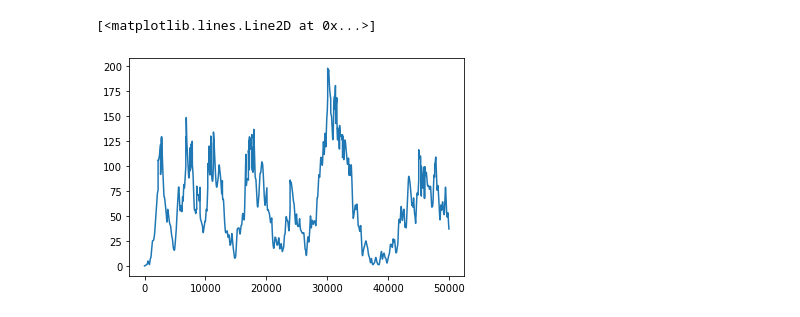
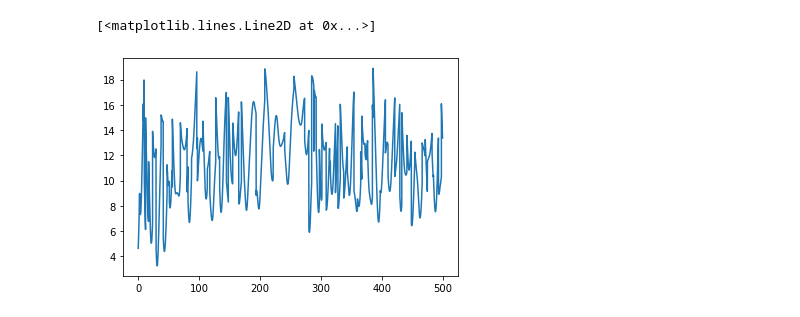
Before and after one commit to e-richter/molecular_simulations, a Jupyter notebook: exam-2.ipynb, the cells around one changed output. Drawn from its saved outputs; the diff is of its cells as text; code cells hidden in the pictures.

```diff
--- a/exam-2.ipynb
+++ b/exam-2.ipynb
@@ -90 +120,6 @@ R2, P2, t2 = a.velocity_verlet_Ndim(r0.copy(), p0.copy(), t_max, dt, f.FENE_forc
+# %%
+plt.plot(t2, np.linalg.norm(R2[:,0,:]-R2[:,-1,:], axis=1))
+# %% [output]
+[<matplotlib.lines.Line2D at 0x...>]
+[figure, added]
 # %%
@@ -92,9 +127,4 @@ r_single = R2[:,0,:]
 dr2 = np.linalg.norm(r_single[:] - r_single[0], axis=1)**2
-# %%
-plt.plot(dr2)
-# %% [output]
-[<matplotlib.lines.Line2D at 0x...>]
-[figure, removed]
 # %%
 gamma = .2
 # %%
```
Also changed, not shown: parts of 21 cells of this notebook.
